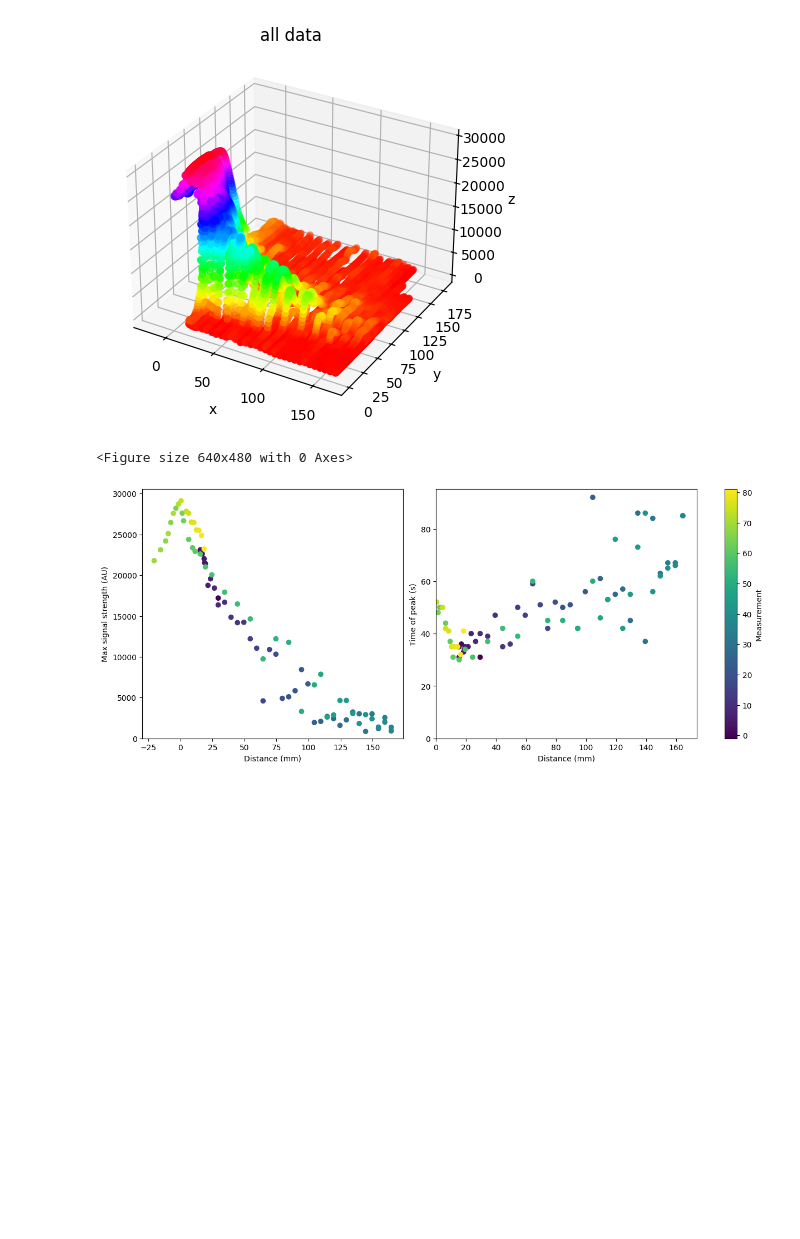
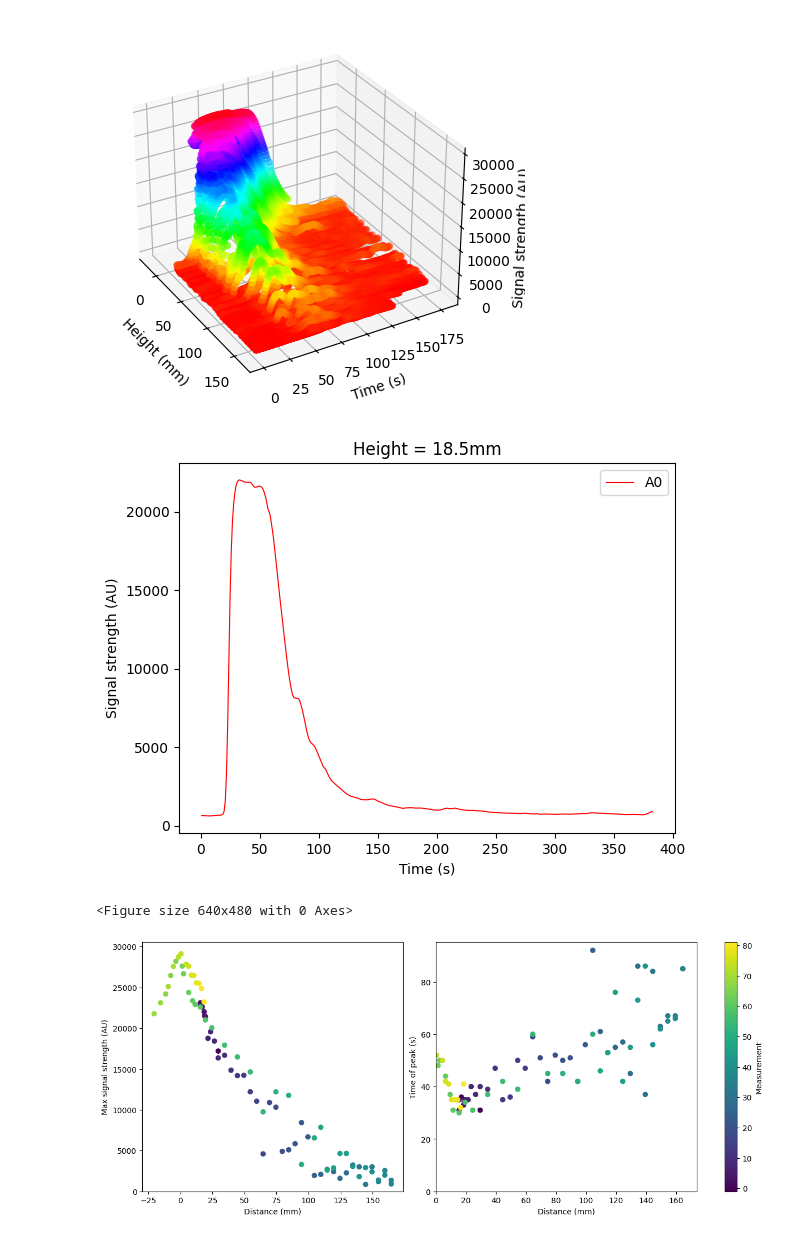
Before and after one commit to Michiel-E3/Bachelor-project, a Jupyter notebook: data-analyse experiment 2/data-analysis2.ipynb, the cells around one changed output. Drawn from its saved outputs; the diff is of its cells as text; code cells hidden in the pictures; blank space fills up the shorter version.

Commit message:
More data-analysis

```diff
--- a/data-analyse experiment 2/data-analysis2.ipynb
+++ b/data-analyse experiment 2/data-analysis2.ipynb
@@ -54,33 +54,34 @@ for i in range(len(data_all)):
 # %%
 indices = np.where(np.array(data_all[1]) < 180)[0]
 # print(indices)
 
 x = np.array(data_all[0])[indices]
 y = np.array(data_all[1])[indices]
 z = np.array(data_all[2])[indices]
 
 ax = plt.axes(projection='3d')
 # ax.plot_trisurf(x,y,z, cmap='hsv')
 ax.scatter3D(x,y,z, '.', c=z, cmap='hsv') # viridis
 ax.view_init(elev=30, azim=-30)
 ax.set_xlabel(r'Height (mm)')
 ax.set_ylabel(r'Time (s)')
 ax.set_zlabel(r'Signal strength (AU)')
 plt.savefig('exp2_alldata.png')
 plt.show()
 plt.clf()
 
-plt.plot(data[1][1], data[1][2], color="red", linewidth=0.8, label="A0")
+plt.plot(data[5][1], data[5][2], color="red", linewidth=0.8, label="A0")
 
-plt.title(f"Height = {data[1][0][0]}mm")
+plt.title(f"Height = {data[5][0][0]}mm")
 plt.legend(loc='best')
 plt.xlabel("Time (s)")
 plt.ylabel("Signal strength (AU)")
 plt.savefig('exp2_rawdata.png')
 plt.show()
 plt.clf()
 # %% [output]
-[figure, old version]
+[figure, new version]
+[figure, added]
 <Figure size 640x480 with 0 Axes>
 # %%
 height_top = []
```
Also changed, not shown: parts of 1 cell of this notebook, 3 other files.
